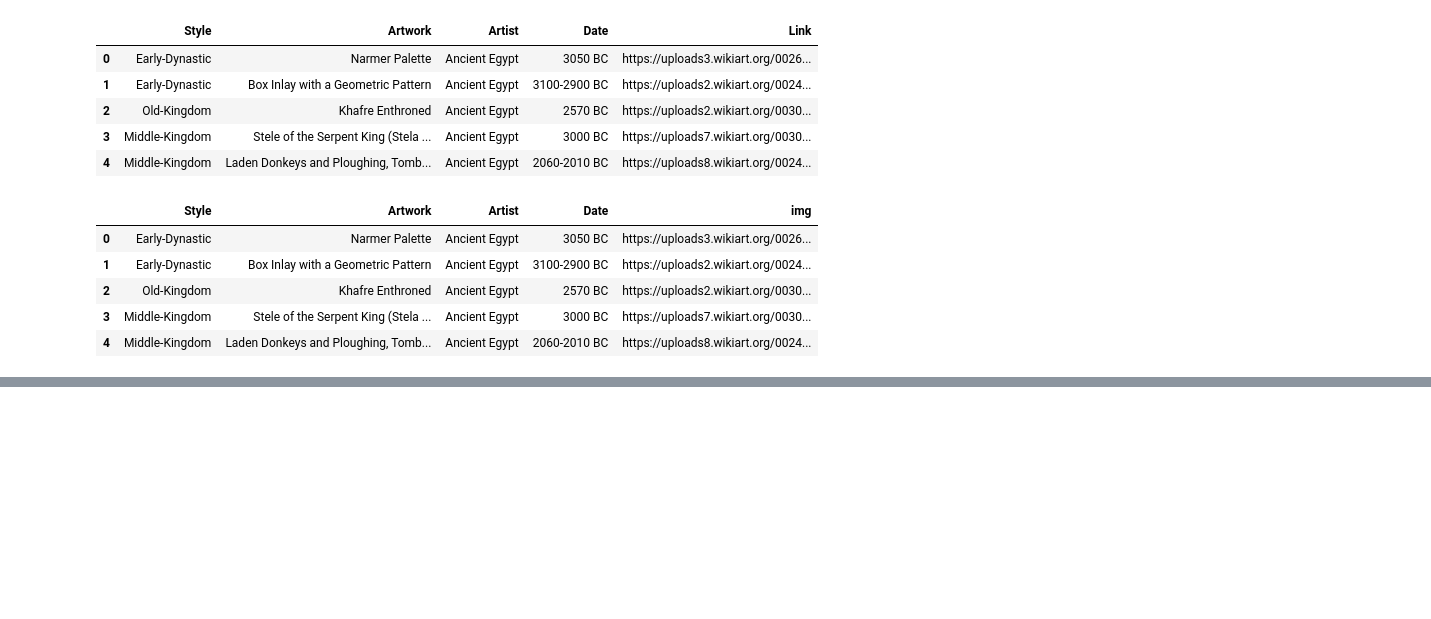
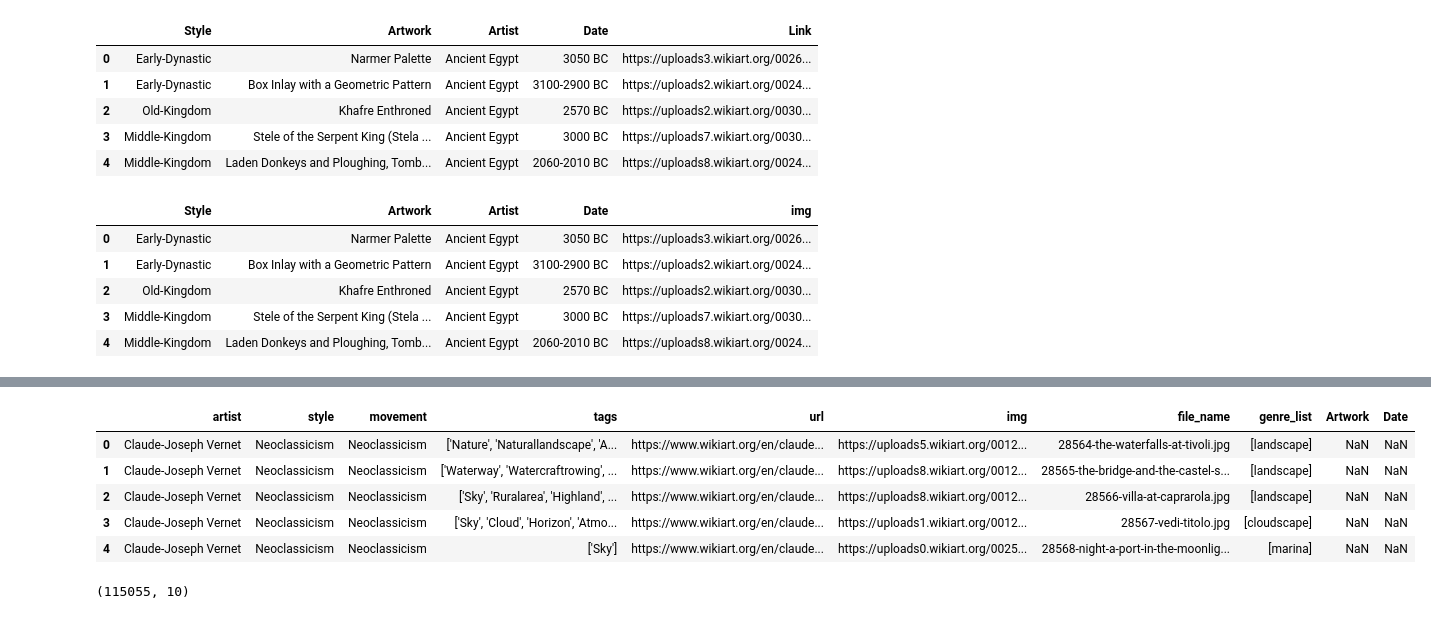
Before and after one commit to gwen-m97/inspiart, a Jupyter notebook: notebooks/gwen database wikiart merging.ipynb, the cells around one changed output, grey strips where cells are left out. Cells and saved outputs as stored; diff of their text form; code cells hidden in the pictures; blank space fills up the shorter version.

Commit message:
created functions to load the dataset, clean it and merge it to have mode metadata

```diff
--- a/notebooks/gwen database wikiart merging.ipynb
+++ b/notebooks/gwen database wikiart merging.ipynb
@@ -221,0 +10,10 @@ df_filtered = filter_dataframe(df=df, styles_to_keep=styles_to_keep, genres_to_d
+# %%
+# Ajouter le dossier ../inspiart au path
+sys.path.append(str(Path.cwd().parent / "inspiart"))
+
+# Maintenant tu peux importer ton module
+import dataset_prep
+
+# Exemple : utiliser une fonction load_data
+df = dataset_prep.load_data()
+df_filtered = dataset_prep.filter_dataframe(df)
@@ -266,0 +93,17 @@ df2.head()
+# %%
+df2 = df2.drop_duplicates(subset=['img'], keep='first')
+# %%
+df_merged = df_filtered.merge(df2, how='left', on='img')
+df_merged = df_merged.drop(columns=['Style', 'Artist'])
+df_merged.head()
+# %% [output]
+|  | artist | style | movement | tags | url | img | file_name | genre_list | Artwork | Date |
+| 0 | Claude-Joseph Vernet | Neoclassicism | Neoclassicism | ['Nature', 'Naturallandscape', 'A... | https://www.wikiart.org/en/claude... | https://uploads5.wikiart.org/0012... | 28564-the-waterfalls-at-tivoli.jpg | [landscape] | NaN | NaN |
+| 1 | Claude-Joseph Vernet | Neoclassicism | Neoclassicism | ['Waterway', 'Watercraftrowing', ... | https://www.wikiart.org/en/claude... | https://uploads8.wikiart.org/0012... | 28565-the-bridge-and-the-castel-s... | [landscape] | NaN | NaN |
+| 2 | Claude-Joseph Vernet | Neoclassicism | Neoclassicism | ['Sky', 'Ruralarea', 'Highland', ... | https://www.wikiart.org/en/claude... | https://uploads8.wikiart.org/0012... | 28566-villa-at-caprarola.jpg | [landscape] | NaN | NaN |
+| 3 | Claude-Joseph Vernet | Neoclassicism | Neoclassicism | ['Sky', 'Cloud', 'Horizon', 'Atmo... | https://www.wikiart.org/en/claude... | https://uploads1.wikiart.org/0012... | 28567-vedi-titolo.jpg | [cloudscape] | NaN | NaN |
+| 4 | Claude-Joseph Vernet | Neoclassicism | Neoclassicism | ['Sky'] | https://www.wikiart.org/en/claude... | https://uploads0.wikiart.org/0025... | 28568-night-a-port-in-the-moonlig... | [marina] | NaN | NaN |
+# %%
+df_merged.shape
+# %% [output]
+(115055, 10)
```
Also changed, not shown: parts of 19 cells of this notebook, 1 other file.
